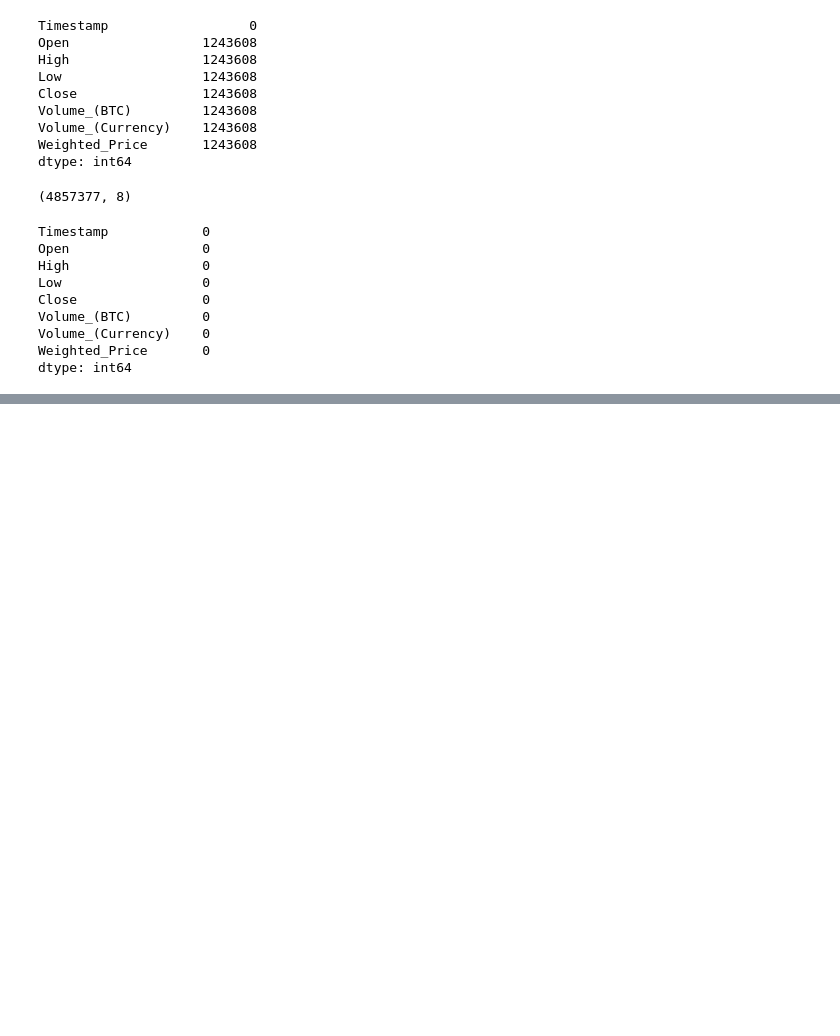
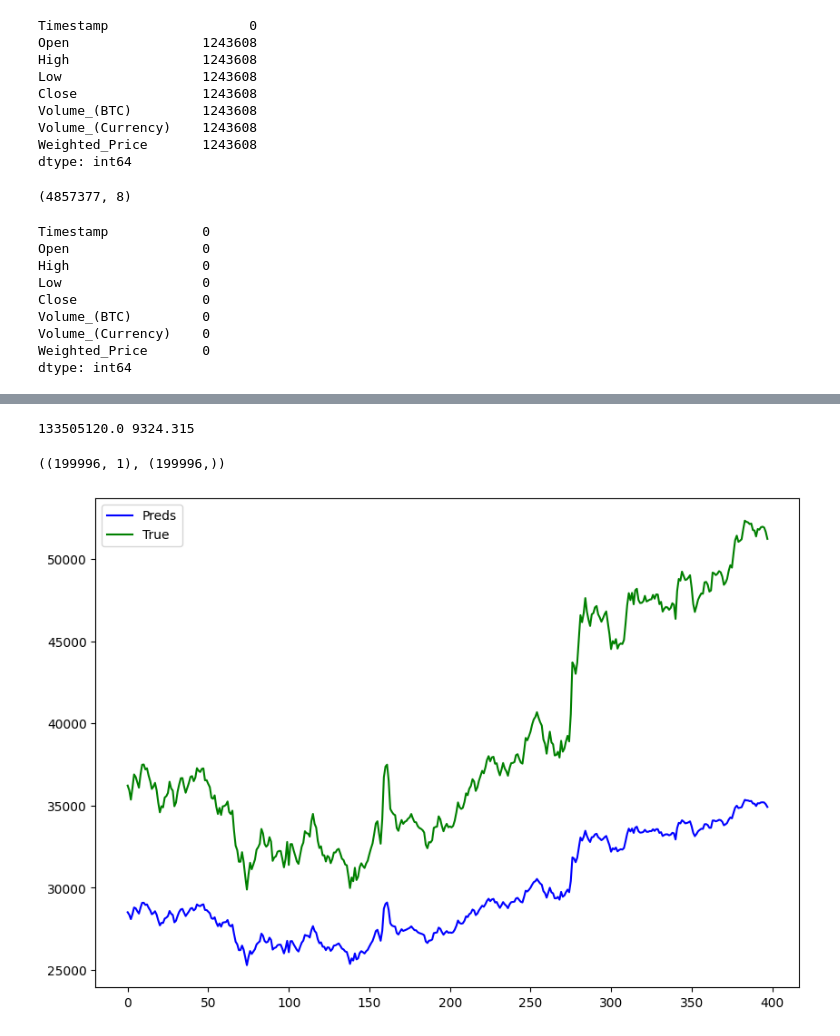
Before and after one commit to Siddp278/new-forecasting-models, a Jupyter notebook: Simpler Models/Univariate bitcoin Encoder-Decoder.ipynb, the cells around one changed output, grey strips where cells are left out. Saved outputs shown, nothing was run; the diff lists cells and outputs as text; code cells hidden in the pictures; blank space fills up the shorter version.

```diff
--- a/Simpler Models/Univariate bitcoin Encoder-Decoder.ipynb
+++ b/Simpler Models/Univariate bitcoin Encoder-Decoder.ipynb
@@ -310,0 +452,53 @@ plt.show()
+# %%
+with torch.no_grad():
+  preds = []
+  true = []
+  total_loss = 0
+  n_batch = 0
+  for batch_x, batch_y in test_loader:
+        n_batch += 1
+        batch_x = batch_x.cuda()
+        batch_y = batch_y.cuda()
+        true.extend(scaler.inverse_transform(batch_y.detach().cpu().numpy()))
+        batch_x = batch_x.unsqueeze(2)
+        batch_y = batch_y.unsqueeze(2)
+        encoder_output, encoder_hidden = encoder(batch_x)
+        dec_input = batch_y[:, 0].view(1, 1, 1)
+        temp = dec_input.detach().cpu().numpy()
+        preds.append(scaler.inverse_transform(temp.reshape(1, -1)))
+
+        dec_hidden = encoder_hidden
+        mse_train = 0
+        for t in range(1, batch_y.size(1)):
+            predictions, dec_hidden = decoder(dec_input, dec_hidden)
+            best_guess = predictions.detach().cpu().numpy()
+            preds.append(scaler.inverse_transform(best_guess.reshape(1, -1)))
+            dec_input = predictions.view(1, 1, 1)
+
+
+  preds = np.concatenate(preds)
+  true = np.concatenate(true)
+  mse = mean_squared_error(true, preds)
+  mae = mean_absolute_error(true, preds)
+
+  print(mse, mae)
+# %% [output]
+133505120.0 9324.315
+# %%
+preds.shape, true.shape
+# %% [output]
+((199996, 1), (199996,))
+# %%
+preds_reshaped = preds[996:].reshape(-1, 500)
+true_reshaped = true[996:].reshape(-1, 500)
+
+preds_avg = np.mean(preds_reshaped, axis=1)
+true_avg = np.mean(true_reshaped, axis=1)
+
+plt.figure(figsize=(8, 6))
+plt.plot(preds_avg, 'b', label='Preds')
+plt.plot(true_avg, 'g', label='True')
+plt.legend()
+plt.show()
+# %% [output]
+[figure, added]
```
Also changed, not shown: parts of 36 cells of this notebook, 6 other files.
